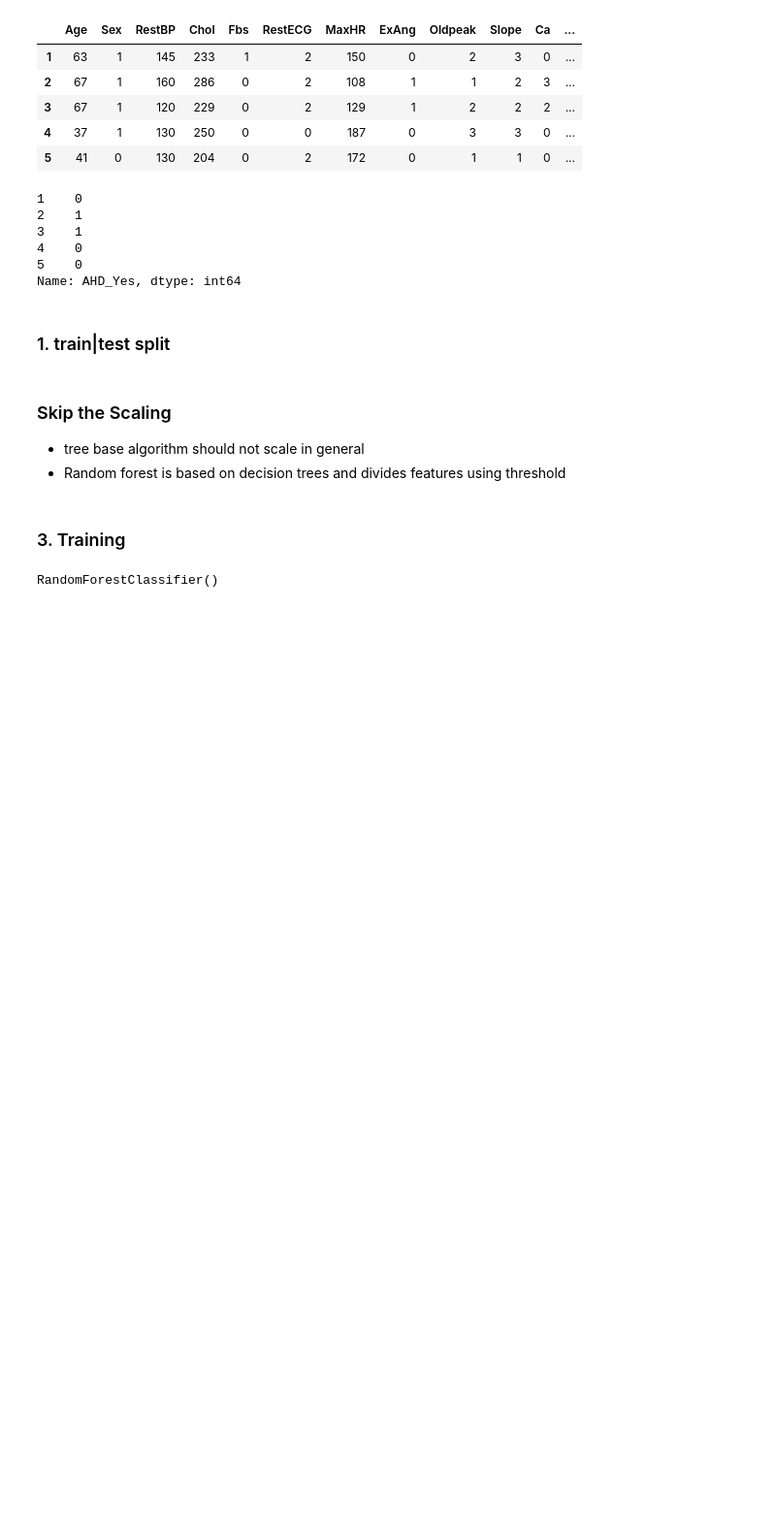
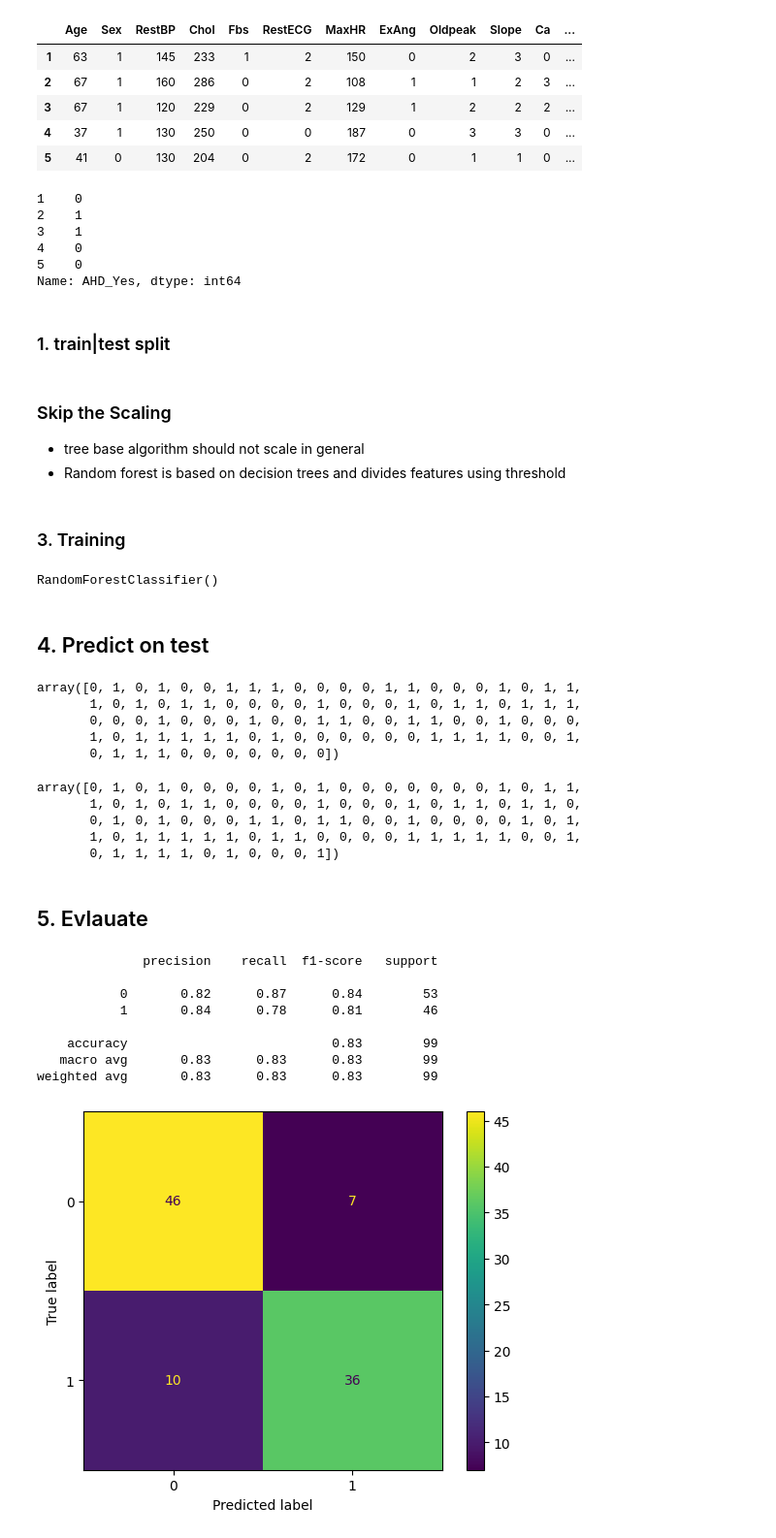
Before and after one commit to Aleex87/machine_learning_alessandro_abbate_mlops25, a Jupyter notebook: code_along/06_random_forest/random_forest.ipynb, the cells around one changed output. Shown at 97% size. Saved outputs shown, nothing was run; the diff lists cells and outputs as text; code cells hidden in the pictures; blank space fills up the shorter version.

```diff
--- a/code_along/06_random_forest/random_forest.ipynb
+++ b/code_along/06_random_forest/random_forest.ipynb
@@ -105,3 +105,40 @@ clf = RandomForestClassifier()
 clf.fit(X_train, y_train)
 # %% [output]
 RandomForestClassifier()
+# %% [markdown]
+## 4. Predict on test
+# %%
+y_pred = clf.predict(X_test)
+y_pred
+# %% [output]
+array([0, 1, 0, 1, 0, 0, 1, 1, 1, 0, 0, 0, 0, 1, 1, 0, 0, 0, 1, 0, 1, 1,
+       1, 0, 1, 0, 1, 1, 0, 0, 0, 0, 1, 0, 0, 0, 1, 0, 1, 1, 0, 1, 1, 1,
+       0, 0, 0, 1, 0, 0, 0, 1, 0, 0, 1, 1, 0, 0, 1, 1, 0, 0, 1, 0, 0, 0,
+       1, 0, 1, 1, 1, 1, 1, 0, 1, 0, 0, 0, 0, 0, 0, 1, 1, 1, 1, 0, 0, 1,
+       0, 1, 1, 1, 0, 0, 0, 0, 0, 0, 0])
+# %%
+y_test.values
+# %% [output]
+array([0, 1, 0, 1, 0, 0, 0, 0, 1, 0, 1, 0, 0, 0, 0, 0, 0, 0, 1, 0, 1, 1,
+       1, 0, 1, 0, 1, 1, 0, 0, 0, 0, 1, 0, 0, 0, 1, 0, 1, 1, 0, 1, 1, 0,
+       0, 1, 0, 1, 0, 0, 0, 1, 1, 0, 1, 1, 0, 0, 1, 0, 0, 0, 0, 1, 0, 1,
+       1, 0, 1, 1, 1, 1, 1, 0, 1, 1, 0, 0, 0, 0, 1, 1, 1, 1, 1, 0, 0, 1,
+       0, 1, 1, 1, 1, 0, 1, 0, 0, 0, 1])
+# %% [markdown]
+## 5. Evlauate
+# %%
+from sklearn.metrics import confusion_matrix, classification_report, ConfusionMatrixDisplay
+
+cm = confusion_matrix(y_test, y_pred)
+ConfusionMatrixDisplay(cm).plot()
+print(classification_report(y_test, y_pred))
+# %% [output]
+              precision    recall  f1-score   support
+
+           0       0.82      0.87      0.84        53
+           1       0.84      0.78      0.81        46
+
+    accuracy                           0.83        99
+   macro avg       0.83      0.83      0.83        99
+weighted avg       0.83      0.83      0.83        99
+[figure, added]
```
